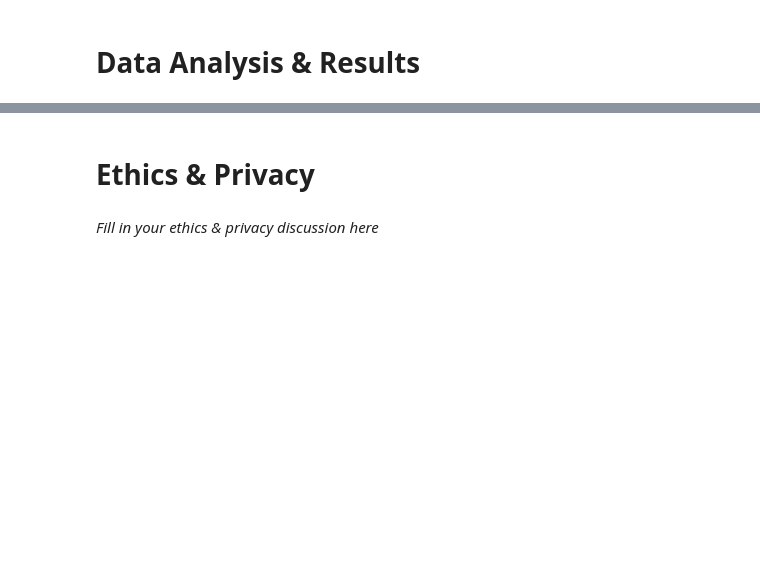
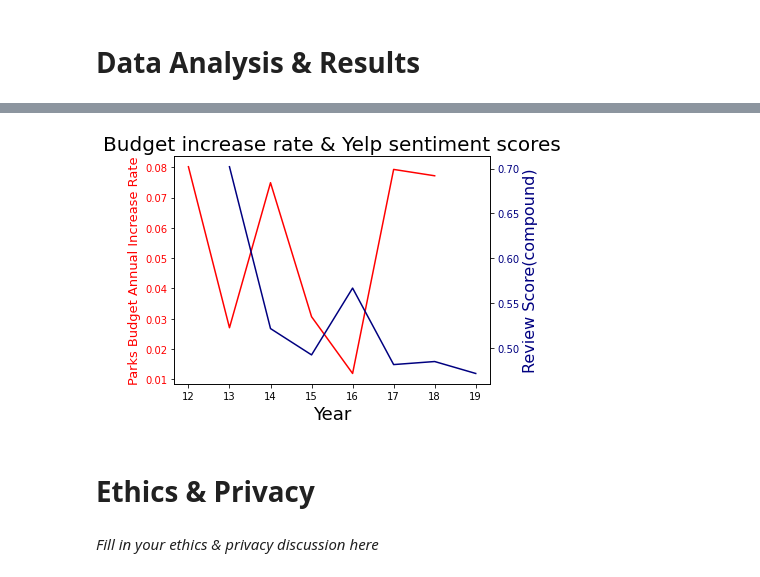
Before and after one commit to mikeheheda/Projects, a Jupyter notebook: Option2_Individual/FinalProject_GH.ipynb, the cells around one changed output, grey strips where cells are left out. Cells and saved outputs as stored; diff of their text form; code cells hidden in the pictures; blank space fills up the shorter version.

```diff
--- a/Option2_Individual/FinalProject_GH.ipynb
+++ b/Option2_Individual/FinalProject_GH.ipynb
@@ -191,0 +422,16 @@ Include cells that describe the steps in your data analysis.
+# %%
+#get compound polarity score of each year
+rvw_score_19 = get_comp_score(df_reviews.loc[df_reviews['year'] == 19]['content'])['compound'].mean()
+rvw_score_18 = get_comp_score(df_reviews.loc[df_reviews['year'] == 18]['content'])['compound'].mean()
+rvw_score_17 = get_comp_score(df_reviews.loc[df_reviews['year'] == 17]['content'])['compound'].mean()
+rvw_score_16 = get_comp_score(df_reviews.loc[df_reviews['year'] == 16]['content'])['compound'].mean()
+rvw_score_15 = get_comp_score(df_reviews.loc[df_reviews['year'] == 15]['content'])['compound'].mean()
+rvw_score_14 = get_comp_score(df_reviews.loc[df_reviews['year'] == 14]['content'])['compound'].mean()
+rvw_score_13 = get_comp_score(df_reviews.loc[df_reviews['year'] == 13]['content'])['compound'].mean()
+
+#store polarity score of each year in to a dataframe
+df_rvw_score = pd.DataFrame(data = {'score': [np.nan, np.nan, rvw_score_13, rvw_score_14,rvw_score_15,rvw_score_16,rvw_score_17,rvw_score_18,rvw_score_19]}, index = [11, 12, 13,14,15,16,17,18,19])
+df_rvw_score.index.name = 'year'
+
+#check data
+df_rvw_score
@@ -192,3 +454,25 @@ Include cells that describe the steps in your data analysis.
+# %%
+x = np.arange(11, 20, 1)
+fig, ax1 = plt.subplots()
+
+color1 = 'red'
+ax1.set_xlabel('Year', size = 18)
+ax1.set_ylabel('Parks Budget Annual Increase Rate', color = color1, size = 13)
+ax1.plot(x, df_budget['increase_rate'], color = color1)
+ax1.tick_params(axis='y', labelcolor = color1)
+
+ax2 = ax1.twinx()
+
+color2 = 'navy'
+ax2.set_ylabel('Review Scores(compound)', color = color2, size = 16)
+ax2.plot(x, df_rvw_score['score'], color = color2)
+ax2.tick_params(axis='y', labelcolor = color2)
+
+fig.tight_layout()
+plt.title('Budget increase rate & Yelp sentiment scores', fontsize = 20)
+plt.show()
+# %% [output]
+[figure, added]
 # %% [markdown]
 # Ethics & Privacy
 # %% [markdown]
```
Also changed, not shown: parts of 55 cells of this notebook.
